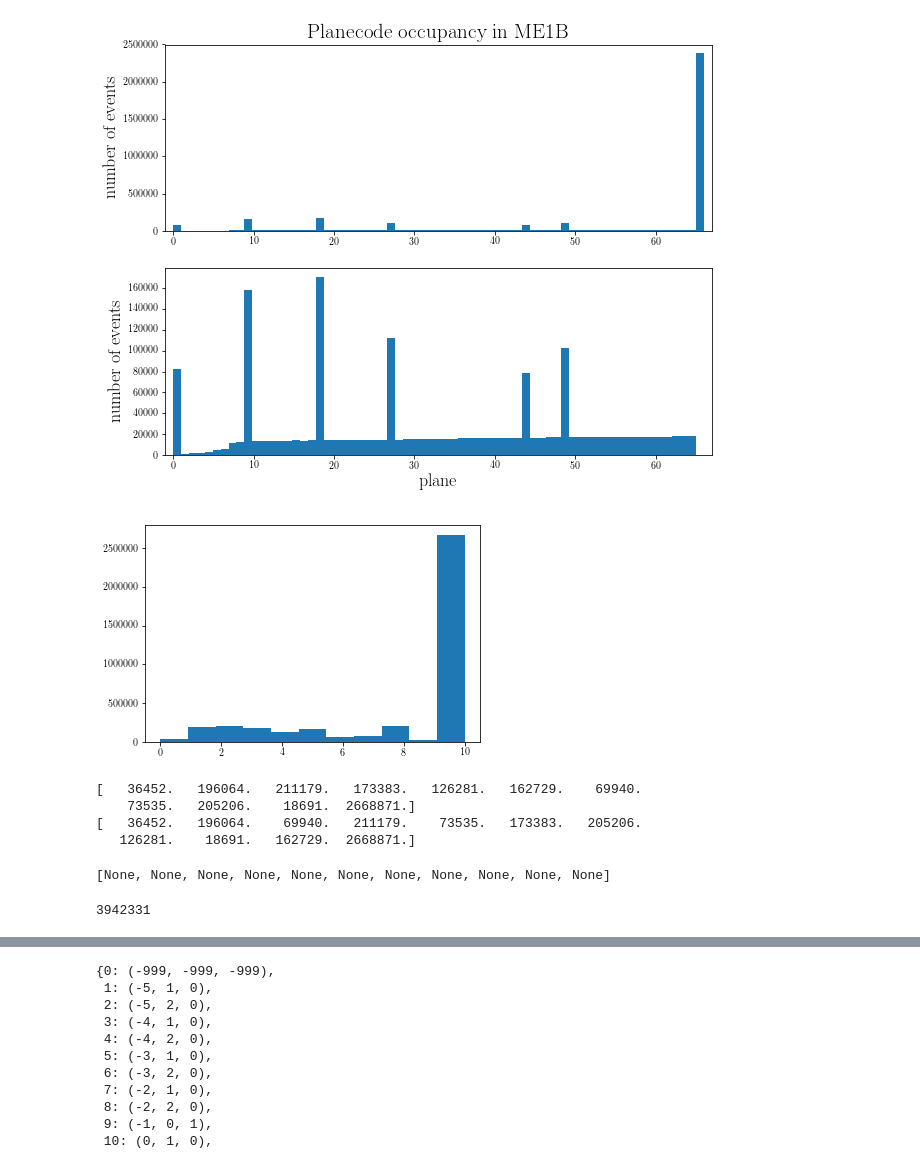
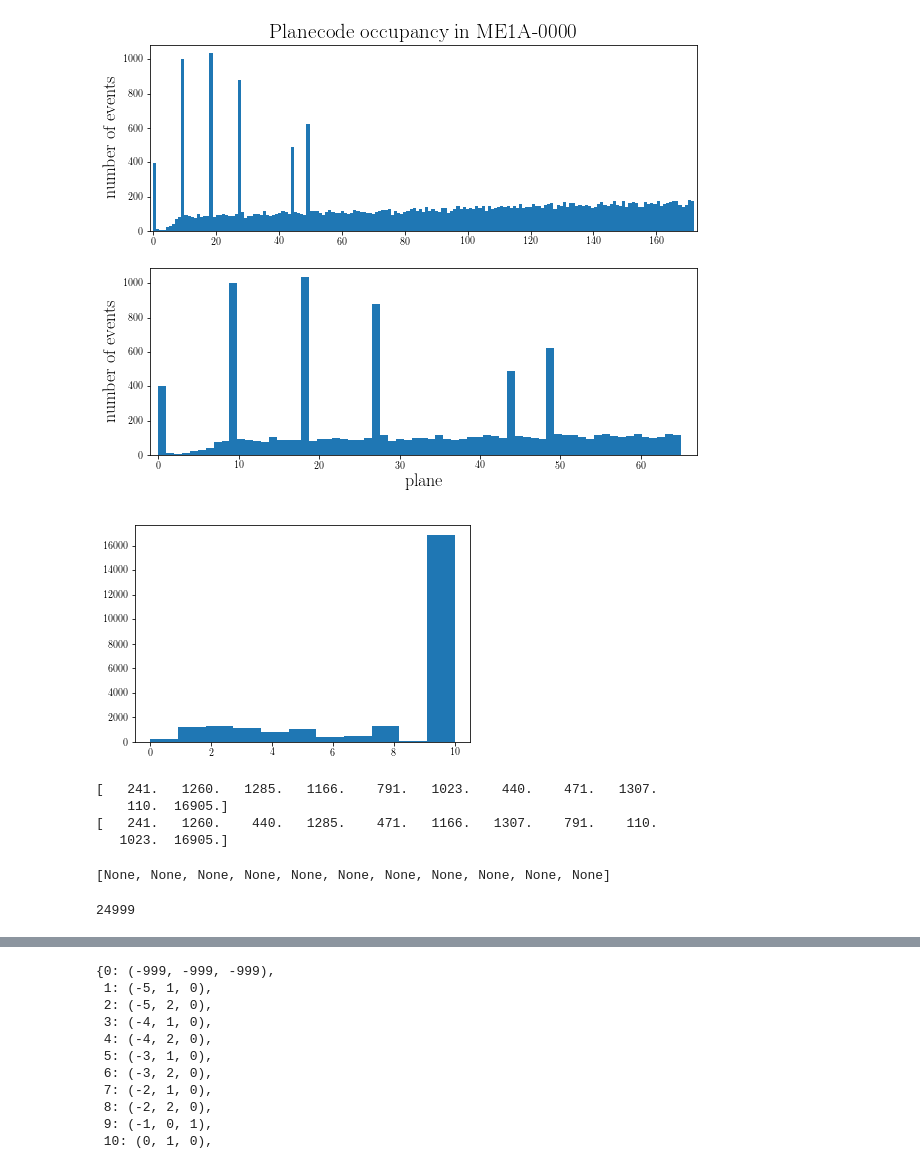
Before and after one commit to faizaakbar/ANNMINERvA, a Jupyter notebook: visualize_planecode_occupancy_stats.ipynb, the cells around one changed output, grey strips where cells are left out. Cells and saved outputs as stored; diff of their text form; code cells hidden in the pictures.

```diff
--- a/visualize_planecode_occupancy_stats.ipynb
+++ b/visualize_planecode_occupancy_stats.ipynb
@@ -18,7 +18,7 @@ def decode_eventid(eventid):
     run = eventid
     return (run, subrun, gate, phys_evt)
 # %%
-f = h5py.File('../hdf5/minosmatch_nukecczdefs_genallzwitht_pcodecap66_127x50x25_xtxutuvtv_me1Bmc.hdf5', 'r')
+f = h5py.File('../hdf5/minosmatch_nukecczdefs_genallzwitht_pcodecap66_127x94x47_xuv_me1Amc_0000.hdf5', 'r')
 # %%
 len(f['eventids'][:])
 # %% [output]
@@ -81,26 +85,26 @@ plt.rc('font', family='serif')
 # %%
 fig = plt.figure(figsize=(8, 6))
 fig.subplots_adjust(bottom=0.025, left=0.025, top=0.975, right=0.975)
 
 ax1 = plt.subplot(2, 1, 1)
-_, _, _ = plt.hist(f['planecodes'], bins=67, range=(0, 66))
-plt.xlim(-1, 67)
-plt.title('Planecode occupancy in ME1B', fontsize=21)
+_, _, _ = plt.hist(f['planecodes'], bins=173, range=(0, 172))
+plt.xlim(-1, 173)
+plt.title('Planecode occupancy in ME1A-0000', fontsize=21)
 plt.ylabel('number of events', fontsize=18)
 
 ax2 = plt.subplot(2, 1, 2)
 _, _, _ = plt.hist(f['planecodes'], bins=66, range=(0, 65))
 plt.xlim(-1, 67)
 plt.xlabel('plane', fontsize=18)
 plt.ylabel('number of events', fontsize=18)
 
-fig.savefig('planecode_occupancy_me1Bmc.pdf', bbox_inches='tight')
+fig.savefig('planecode_occupancy_me1Amc_0000.pdf', bbox_inches='tight')
 # %% [output]
-[figure, old version]
+[figure, new version]
 # %%
 nums, bins, _ = plt.hist(f['segments'], bins=11, range=(0, 10))
 # %% [output]
-[figure, old version]
+[figure, new version]
 # %%
 new_nums = np.zeros_like(nums)
 new_nums[0] = nums[0]
@@ -118,10 +122,10 @@ new_nums[10] = nums[10]
 print(nums)
 print(new_nums)
 # %% [output]
-[   36452.   196064.   211179.   173383.   126281.   162729.    69940.
-    73535.   205206.    18691.  2668871.]
-[   36452.   196064.    69940.   211179.    73535.   173383.   205206.
-   126281.    18691.   162729.  2668871.]
+[   241.   1260.   1285.   1166.    791.   1023.    440.    471.   1307.
+    110.  16905.]
+[   241.   1260.    440.   1285.    471.   1166.   1307.    791.    110.
+   1023.  16905.]
 # %%
 new_data = []
 [new_data.extend([i] * int(new_nums[i])) for i in range(11)]
@@ -132,7 +136,7 @@ new_data = []
 # %%
 len(new_data)
 # %% [output]
-3942331
+24999
 # %%
 fig = plt.figure(figsize=(8, 6))
 fig.subplots_adjust(bottom=0.025, left=0.025, top=0.975, right=0.975)
```
Also changed, not shown: parts of 19 cells of this notebook.
